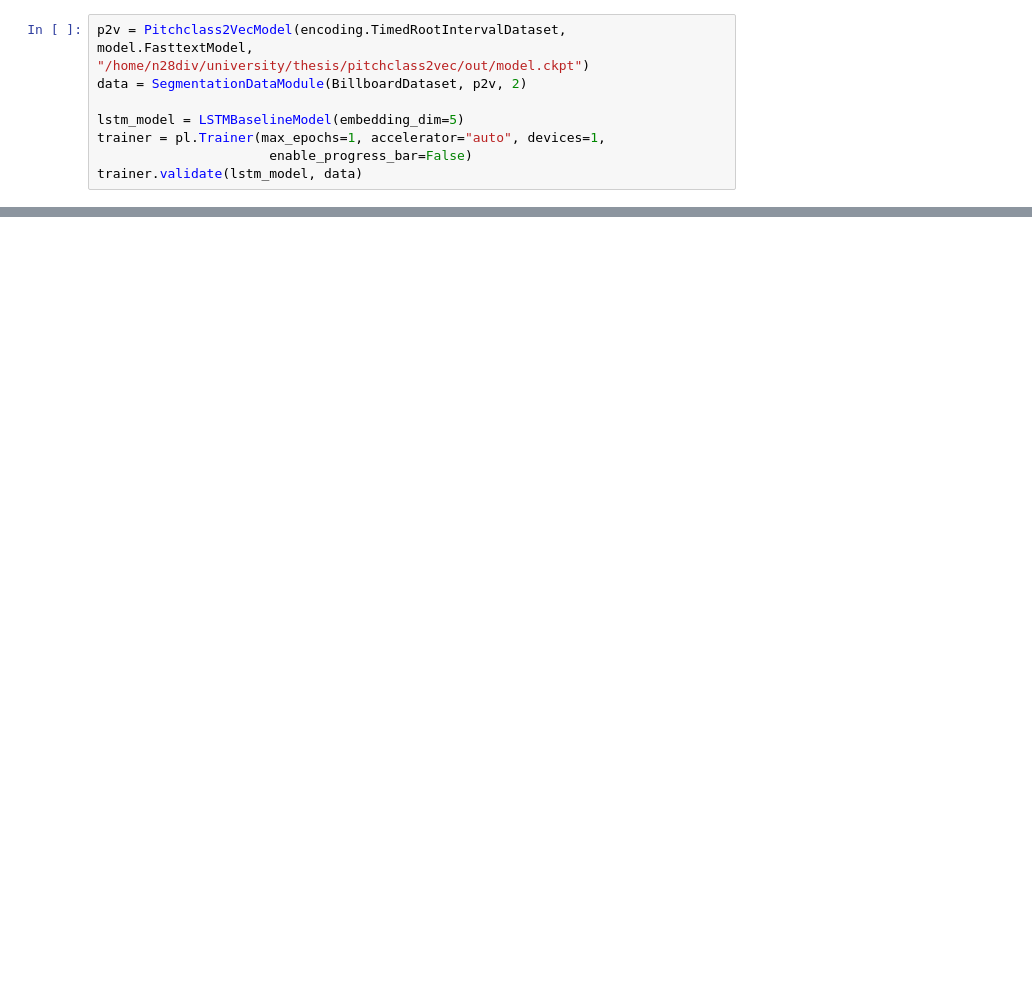
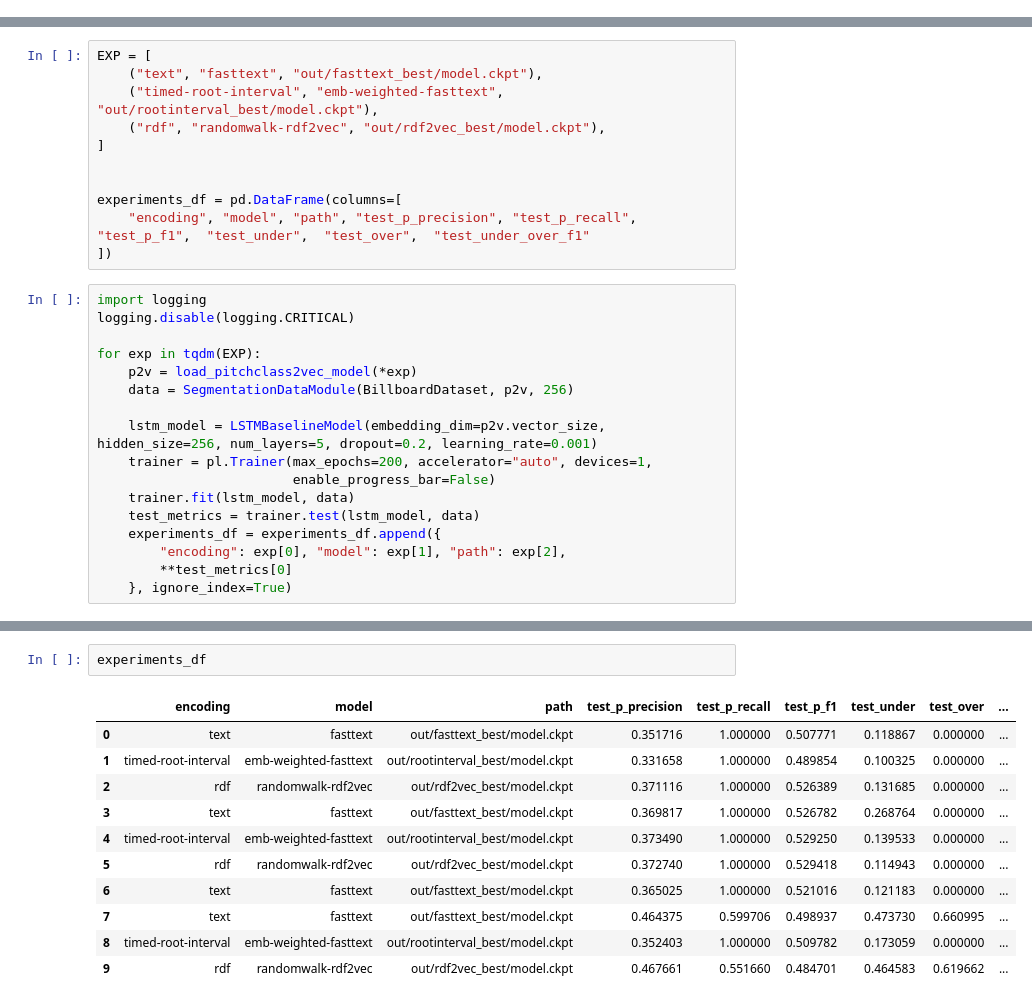
Before and after one commit to n28div/chord-embeddings, a Jupyter notebook: segmentation.ipynb, the cells around one changed output, grey strips where cells are left out. Drawn from its saved outputs; the diff is of its cells as text; blank space fills up the shorter version.

Commit message:
segmentation notebook

```diff
--- a/segmentation.ipynb
+++ b/segmentation.ipynb
@@ -14,8 +18,0 @@ Global seed set to 42
-# %%
-p2v = Pitchclass2VecModel(encoding.TimedRootIntervalDataset, model.FasttextModel, "/home/n28div/university/thesis/pitchclass2vec/out/model.ckpt")
-data = SegmentationDataModule(BillboardDataset, p2v, 2)
-
-lstm_model = LSTMBaselineModel(embedding_dim=5)
-trainer = pl.Trainer(max_epochs=1, accelerator="auto", devices=1,
-                      enable_progress_bar=False)
-trainer.validate(lstm_model, data)
@@ -56,0 +21,28 @@ Track 974 not parsable
+# %%
+EXP = [
+    ("text", "fasttext", "out/fasttext_best/model.ckpt"),
+    ("timed-root-interval", "emb-weighted-fasttext", "out/rootinterval_best/model.ckpt"),
+    ("rdf", "randomwalk-rdf2vec", "out/rdf2vec_best/model.ckpt"),
+]
+
+
+experiments_df = pd.DataFrame(columns=[
+    "encoding", "model", "path", "test_p_precision", "test_p_recall",  "test_p_f1",  "test_under",  "test_over",  "test_under_over_f1"
+])
+# %%
+import logging
+logging.disable(logging.CRITICAL)
+
+for exp in tqdm(EXP):
+    p2v = load_pitchclass2vec_model(*exp)
+    data = SegmentationDataModule(BillboardDataset, p2v, 256)
+
+    lstm_model = LSTMBaselineModel(embedding_dim=p2v.vector_size, hidden_size=256, num_layers=5, dropout=0.2, learning_rate=0.001)
+    trainer = pl.Trainer(max_epochs=200, accelerator="auto", devices=1,
+                         enable_progress_bar=False)
+    trainer.fit(lstm_model, data)
+    test_metrics = trainer.test(lstm_model, data)
+    experiments_df = experiments_df.append({
+        "encoding": exp[0], "model": exp[1], "path": exp[2],
+        **test_metrics[0]
+    }, ignore_index=True)
@@ -56,0 +89,14 @@ Track 974 not parsable
+# %%
+experiments_df
+# %% [output]
+|  | encoding | model | path | test_p_precision | test_p_recall | test_p_f1 | test_under | test_over | ... |
+| 0 | text | fasttext | out/fasttext_best/model.ckpt | 0.351716 | 1.000000 | 0.507771 | 0.118867 | 0.000000 | ... |
+| 1 | timed-root-interval | emb-weighted-fasttext | out/rootinterval_best/model.ckpt | 0.331658 | 1.000000 | 0.489854 | 0.100325 | 0.000000 | ... |
+| 2 | rdf | randomwalk-rdf2vec | out/rdf2vec_best/model.ckpt | 0.371116 | 1.000000 | 0.526389 | 0.131685 | 0.000000 | ... |
+| 3 | text | fasttext | out/fasttext_best/model.ckpt | 0.369817 | 1.000000 | 0.526782 | 0.268764 | 0.000000 | ... |
+| 4 | timed-root-interval | emb-weighted-fasttext | out/rootinterval_best/model.ckpt | 0.373490 | 1.000000 | 0.529250 | 0.139533 | 0.000000 | ... |
+| 5 | rdf | randomwalk-rdf2vec | out/rdf2vec_best/model.ckpt | 0.372740 | 1.000000 | 0.529418 | 0.114943 | 0.000000 | ... |
+| 6 | text | fasttext | out/fasttext_best/model.ckpt | 0.365025 | 1.000000 | 0.521016 | 0.121183 | 0.000000 | ... |
+| 7 | text | fasttext | out/fasttext_best/model.ckpt | 0.464375 | 0.599706 | 0.498937 | 0.473730 | 0.660995 | ... |
+| 8 | timed-root-interval | emb-weighted-fasttext | out/rootinterval_best/model.ckpt | 0.352403 | 1.000000 | 0.509782 | 0.173059 | 0.000000 | ... |
+| 9 | rdf | randomwalk-rdf2vec | out/rdf2vec_best/model.ckpt | 0.467661 | 0.551660 | 0.484701 | 0.464583 | 0.619662 | ... |
```
Also changed, not shown: parts of 4 cells of this notebook.
